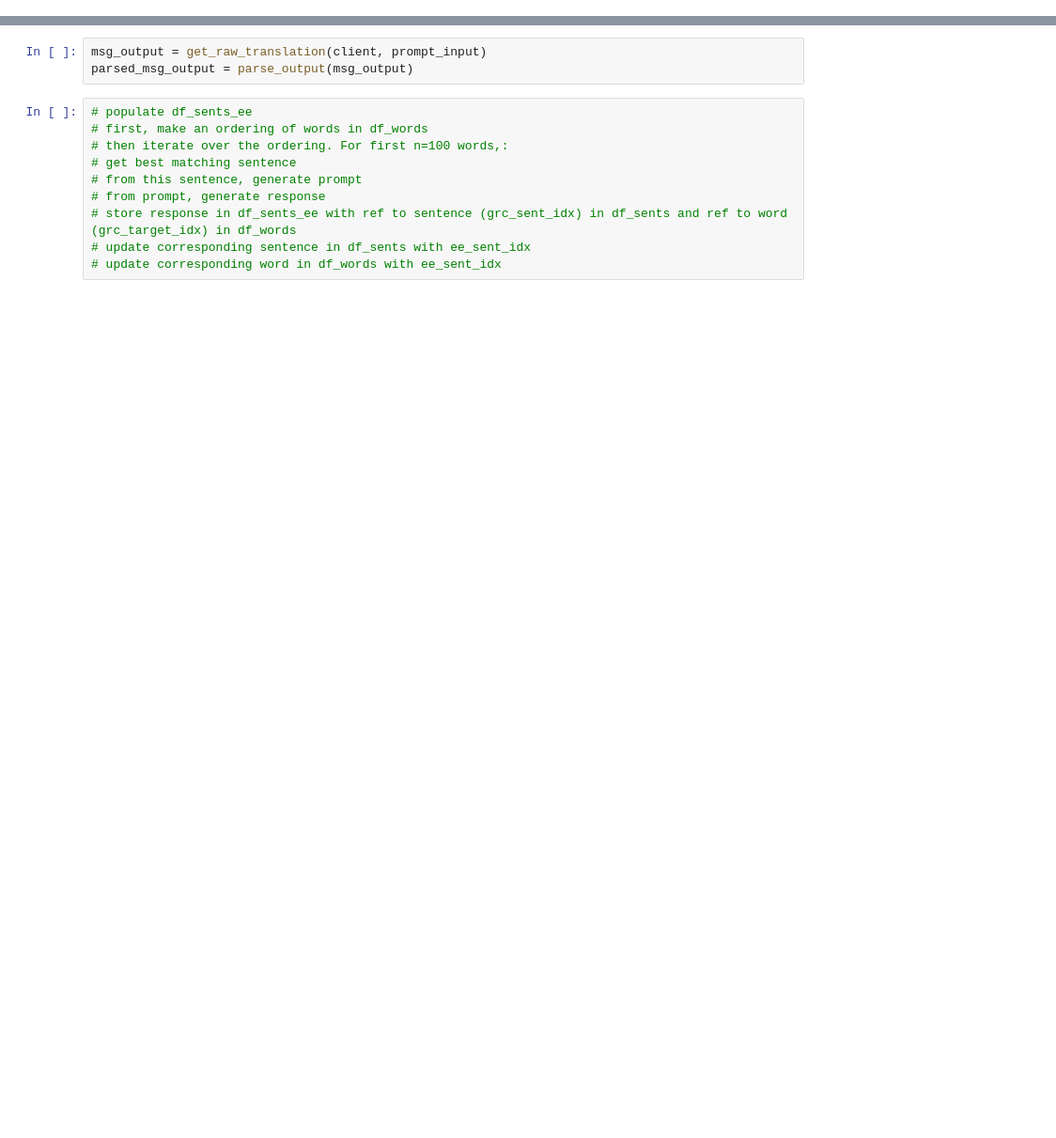
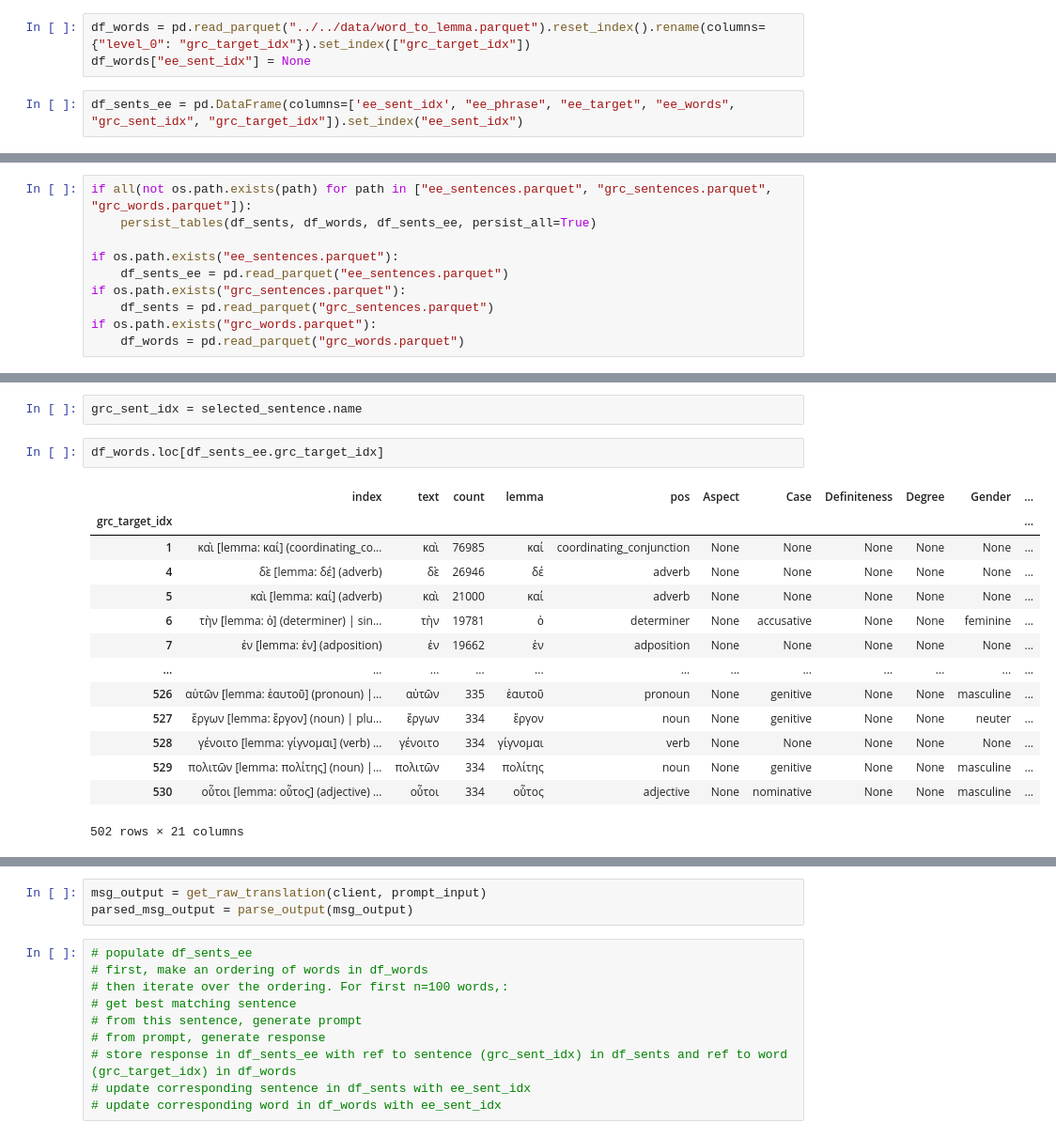
Before and after one commit to fedorst/attic-anki, a Jupyter notebook: notebooks/translations/generate_translations.ipynb, the cells around one changed output, grey strips where cells are left out. Shown at 94% size. Saved outputs shown, nothing was run; the diff lists cells and outputs as text; blank space fills up the shorter version.

```diff
--- a/notebooks/translations/generate_translations.ipynb
+++ b/notebooks/translations/generate_translations.ipynb
@@ -38,0 +62,5 @@ df_sents_ee = pd.DataFrame(columns=['ee_sent_idx', "ee_phrase", "ee_target", "ee
+# %%
+df_words = pd.read_parquet("../../data/word_to_lemma.parquet").reset_index().rename(columns={"level_0": "grc_target_idx"}).set_index(["grc_target_idx"])
+df_words["ee_sent_idx"] = None
+# %%
+df_sents_ee = pd.DataFrame(columns=['ee_sent_idx', "ee_phrase", "ee_target", "ee_words", "grc_sent_idx", "grc_target_idx"]).set_index("ee_sent_idx")
@@ -65,0 +190,10 @@ def save_output(df_sents_ee, df_sents_grc, df_words, grc_sent_idx, grc_target_id
+# %%
+if all(not os.path.exists(path) for path in ["ee_sentences.parquet", "grc_sentences.parquet", "grc_words.parquet"]):
+    persist_tables(df_sents, df_words, df_sents_ee, persist_all=True)
+
+if os.path.exists("ee_sentences.parquet"):
+    df_sents_ee = pd.read_parquet("ee_sentences.parquet")
+if os.path.exists("grc_sentences.parquet"):
+    df_sents = pd.read_parquet("grc_sentences.parquet")
+if os.path.exists("grc_words.parquet"):
+    df_words = pd.read_parquet("grc_words.parquet")
@@ -65,0 +276,19 @@ def save_output(df_sents_ee, df_sents_grc, df_words, grc_sent_idx, grc_target_id
+# %%
+grc_sent_idx = selected_sentence.name
+# %%
+df_words.loc[df_sents_ee.grc_target_idx]
+# %% [output]
+|  | index | text | count | lemma | pos | Aspect | Case | Definiteness | Degree | Gender | ... |
+| grc_target_idx |  |  |  |  |  |  |  |  |  |  | ... |
+| 1 | καὶ [lemma: καί] (coordinating_co... | καὶ | 76985 | καί | coordinating_conjunction | None | None | None | None | None | ... |
+| 4 | δὲ [lemma: δέ] (adverb) | δὲ | 26946 | δέ | adverb | None | None | None | None | None | ... |
+| 5 | καὶ [lemma: καί] (adverb) | καὶ | 21000 | καί | adverb | None | None | None | None | None | ... |
+| 6 | τὴν [lemma: ὁ] (determiner) | sin... | τὴν | 19781 | ὁ | determiner | None | accusative | None | None | feminine | ... |
+| 7 | ἐν [lemma: ἐν] (adposition) | ἐν | 19662 | ἐν | adposition | None | None | None | None | None | ... |
+| ... | ... | ... | ... | ... | ... | ... | ... | ... | ... | ... | ... |
+| 526 | αὑτῶν [lemma: ἑαυτοῦ] (pronoun) |... | αὑτῶν | 335 | ἑαυτοῦ | pronoun | None | genitive | None | None | masculine | ... |
+| 527 | ἔργων [lemma: ἔργον] (noun) | plu... | ἔργων | 334 | ἔργον | noun | None | genitive | None | None | neuter | ... |
+| 528 | γένοιτο [lemma: γίγνομαι] (verb) ... | γένοιτο | 334 | γίγνομαι | verb | None | None | None | None | None | ... |
+| 529 | πολιτῶν [lemma: πολίτης] (noun) |... | πολιτῶν | 334 | πολίτης | noun | None | genitive | None | None | masculine | ... |
+| 530 | οὗτοι [lemma: οὗτος] (adjective) ... | οὗτοι | 334 | οὗτος | adjective | None | nominative | None | None | masculine | ... |
+502 rows × 21 columns
```
Also changed, not shown: parts of 31 cells of this notebook, 5 other files.
